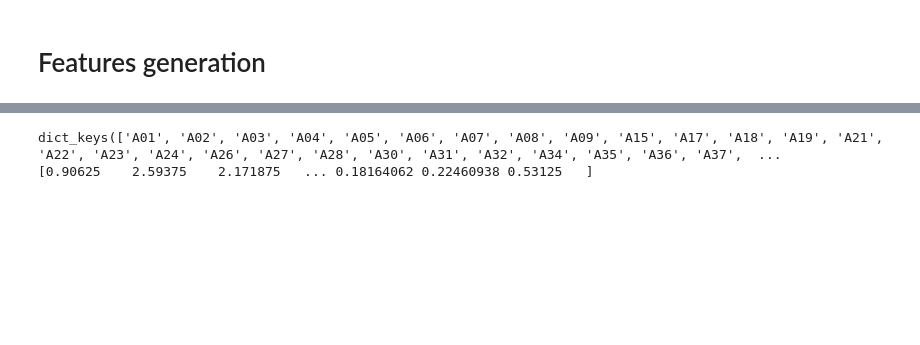
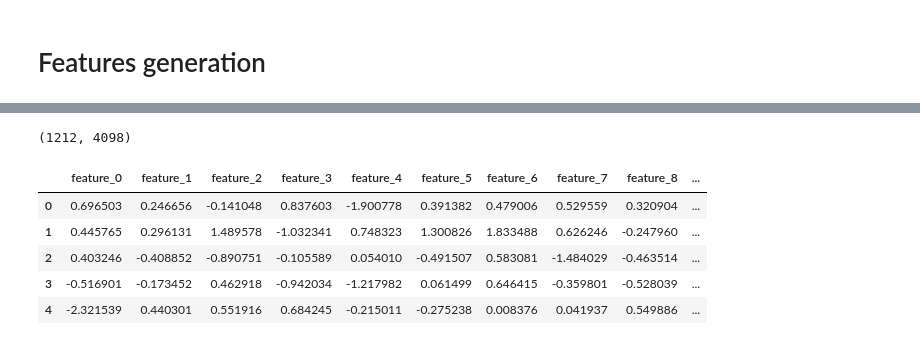
Before and after one commit to dwemer8/Revealing-interconnections-between-diseases, a Jupyter notebook: prognosis/ml/data/Step5_feature_engineering.ipynb, the cells around one changed output, grey strips where cells are left out. Drawn from its saved outputs; the diff is of its cells as text; code cells hidden in the pictures; blank space fills up the shorter version.

Commit message:
Adding model on random embeddings and refactoring a bit

```diff
--- a/prognosis/ml/data/Step5_feature_engineering.ipynb
+++ b/prognosis/ml/data/Step5_feature_engineering.ipynb
@@ -22,7 +37,7 @@ TARGET_CANCER = "C61"
 PREDICTION_HORIZON = 3 #years
 PREDICTION_HORIZON = 12*PREDICTION_HORIZON #months
 # %%
-df = pd.read_csv(DATADIR+FILE_NAME)
+df = pd.read_csv(DATADIR+"/"+FILE_NAME) #used in feature generation also
 df['admittime'] = pd.to_datetime(df['admittime'], format='%Y-%m-%d %H:%M:%S')
 df['dischtime'] = pd.to_datetime(df['dischtime'], format='%Y-%m-%d %H:%M:%S')
 df["dod"] = pd.to_datetime(df['dod'], format='%Y-%m-%d')
@@ -589,7 +530,7 @@ matched_patients[matched_patients["icd10_category"].notna()].n_admissions.mean()
 # %% [markdown]
 # Features generation
 # %%
-matched_patients = pd.read_csv(f"{DATADIR}{TARGET_CANCER}_matched_patients.csv").set_index("subject_id", drop=True)
+matched_patients = pd.read_csv(f"{SAVE_DIR}/{TARGET_CANCER}_matched_patients.csv").set_index("subject_id", drop=True)
 matched_cancer_patients = matched_patients[matched_patients["icd10_category"].notna()]
 matched_healthy_patients = matched_patients[matched_patients["icd10_category"].isna()]
 matched_cancer_patients.shape, matched_healthy_patients.shape
@@ -605,7 +546,7 @@ def get_features_from_history(patient_df, embeddings, agg=np.nanmean):
 
 #for parallel computing
 def build_patient_sample(args):
-    is_cancer, p, r, embeddings = args
+    is_cancer, p, r, embeddings, model = args
     date_index = r['admittime'] #time of last admission or time of cancer diagnosis
     patient_df = df[df["subject_id"] == p]
 
@@ -614,42 +555,70 @@ def build_patient_sample(args):
     else:
         patient_df_prev = patient_df[patient_df["admittime"] != date_index]
 
-    row = get_features_from_history(patient_df_prev, embeddings)
-    row = {f"feature_{i}": v for i, v in enumerate(row)}
-    # row = patient_df_prev["icd10_category"].value_counts().to_dict() #for baseline
+    if model == "baseline": #for baseline
+        row = patient_df_prev["icd10_category"].value_counts().to_dict()
+    elif model.startswith("random"): #for random
+        rng = np.random.default_rng(embeddings["seed"]+p)
+        row = {f"feature_{i}": v for i, v in enumerate(rng.standard_normal(size=embeddings["dim"]))}
+    else: #for llms
+        row = get_features_from_history(patient_df_prev, embeddings)
+        row = {f"feature_{i}": v for i, v in enumerate(row)}
+
     row["Y"] = int(is_cancer)
     row["subject_id"] = p
 
     return row
 # %%
 # MODEL = "deepseek-ai_DeepSeek-V3"
-MODEL = "openai_gpt-oss-120b"
-aggregation = "max"
+# MODEL = "openai_gpt-oss-120b"
+# MODEL = "baseline"
+MODEL = "random_4096"
 
-for reasoning_effort in ["Low", "Medium", "High"]:
+# for aggregation in ["_max", "_mean"]:
+#     print(aggregation)
+#     for reasoning_effort in ["Low", "Medium", "High"]:
+#         print(reasoning_effort)
+if MODEL.startswith("openai_gpt-oss-120b"):
     MODEL_REASONING = "{MODEL}_{reasoning_effort}".format(MODEL=MODEL, reasoning_effort=reasoning_effort)
-    with open(f"embeddings/{MODEL_REASONING}_{aggregation}.pkl", "rb") as f:
+else:
+    MODEL_REASONING = MODEL
+
+if MODEL == "baseline":
+    embeddings = None
+    aggregation = ""
+elif MODEL.startswith("random"):
+    embeddings = {
+        "dim": int(MODEL.split("_")[-1]),
+        "seed": 42
+    }
+    aggregation = ""
+else:
+    with open(f"embeddings/{MODEL_REASONING}{aggregation}.pkl", "rb") as f:
         embeddings = pickle.load(f)
     print(embeddings.keys())
     embeddings = {k: v.float().numpy() for k, v in embeddings.items()}
     print(embeddings['A01'])
 
-    #for parallel computing
-    cancer_args = [(True, p, r, embeddings) for p, r in matched_cancer_patients.iterrows()]
-    health_args = [(False, p, r, embeddings) for p, r in matched_healthy_patients.iterrows()]
-    all_args = health_args + cancer_args
+#for parallel computing
+cancer_args = [(True, p, r, embeddings, MODEL) for p, r in matched_cancer_patients.iterrows()]
+health_args = [(False, p, r, embeddings, MODEL) for p, r in matched_healthy_patients.iterrows()]
+all_args = health_args + cancer_args
 
-    X = []
-    for args in tqdm(all_args):
-        patient_row = build_patient_sample(args)
-        X.append(patient_row)
-    X = pd.DataFrame(X)
-    # X = X.fillna(0) #for baseline
-    print(X.shape)
-    display(X.head())
+X = []
+for args in tqdm(all_args):
+    patient_row = build_patient_sample(args)
+    X.append(patient_row)
+X = pd.DataFrame(X)
+X = X.fillna(0) #for baseline
+print(X.shape)
+display(X.head())
 
-    X.to_csv(f"{SAVE_DIR}{TARGET_CANCER}_{MODEL_REASONING.replace('/', '_')}_features_{aggregation}.csv", index=False)
-    # X.to_csv(f"{TARGET_CANCER}_baseline_features.csv", index=False)
+X.to_csv(f"{SAVE_DIR}/{TARGET_CANCER}_{MODEL_REASONING.replace('/', '_')}_features{aggregation}.csv", index=False)
 # %% [output]
-dict_keys(['A01', 'A02', 'A03', 'A04', 'A05', 'A06', 'A07', 'A08', 'A09', 'A15', 'A17', 'A18', 'A19', 'A21', 'A22', 'A23', 'A24', 'A26', 'A27', 'A28', 'A30', 'A31', 'A32', 'A34', 'A35', 'A36', 'A37',  ...
-[0.90625    2.59375    2.171875   ... 0.18164062 0.22460938 0.53125   ]
+(1212, 4098)
+|  | feature_0 | feature_1 | feature_2 | feature_3 | feature_4 | feature_5 | feature_6 | feature_7 | feature_8 | ... |
+| 0 | 0.696503 | 0.246656 | -0.141048 | 0.837603 | -1.900778 | 0.391382 | 0.479006 | 0.529559 | 0.320904 | ... |
+| 1 | 0.445765 | 0.296131 | 1.489578 | -1.032341 | 0.748323 | 1.300826 | 1.833488 | 0.626246 | -0.247960 | ... |
+| 2 | 0.403246 | -0.408852 | -0.890751 | -0.105589 | 0.054010 | -0.491507 | 0.583081 | -1.484029 | -0.463514 | ... |
+| 3 | -0.516901 | -0.173452 | 0.462918 | -0.942034 | -1.217982 | 0.061499 | 0.646415 | -0.359801 | -0.528039 | ... |
+| 4 | -2.321539 | 0.440301 | 0.551916 | 0.684245 | -0.215011 | -0.275238 | 0.008376 | 0.041937 | 0.549886 | ... |
```
Also changed, not shown: parts of 28 cells of this notebook, 5 other files.
